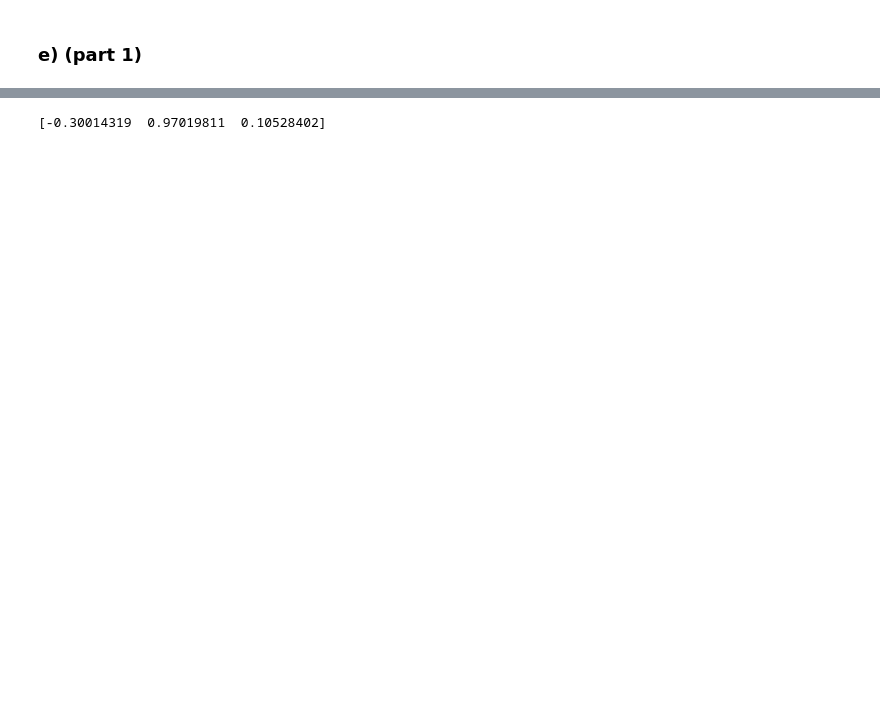
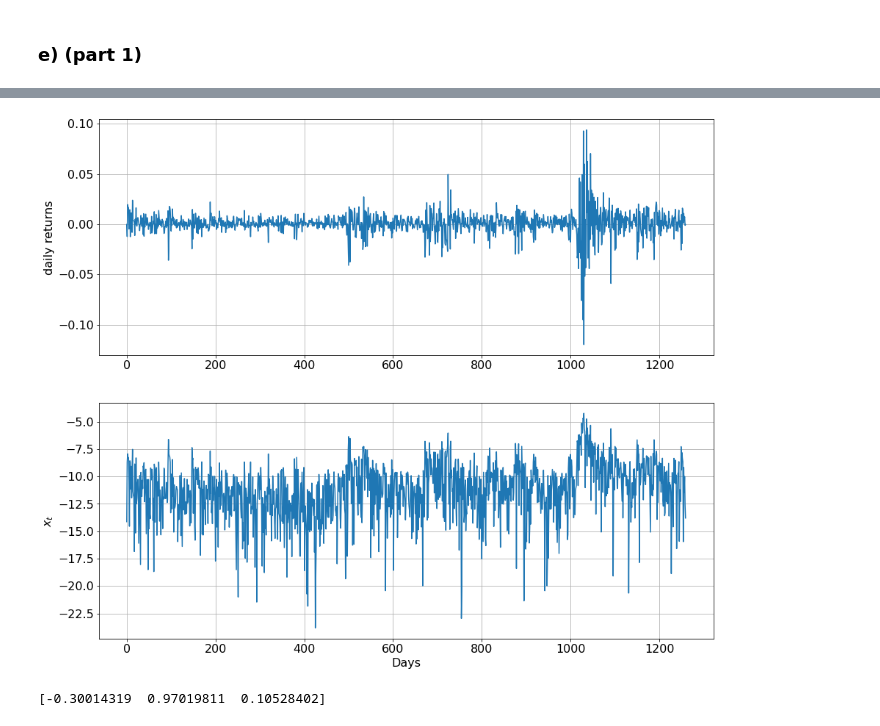
Before and after one commit to siemfenne/timeseriesmodels-vu, a Jupyter notebook: part2.ipynb, the cells around one changed output, grey strips where cells are left out. Cells and saved outputs as stored; diff of their text form; code cells hidden in the pictures; blank space fills up the shorter version.

```diff
--- a/part2.ipynb
+++ b/part2.ipynb
@@ -296,3 +289,25 @@ KeyboardInterrupt:
+# %%
+fig, axs = plt.subplots(2,1, figsize=(15,13))
+
+# upper left
+ax = axs[0]
+
+ax.plot(df_tick.index, df_tick.sp)
+ax.set_ylabel('daily returns', fontsize=16)
+
+ax = axs[1]
+ax.plot(df_tick.index, df_tick.xt)
+ax.set_ylabel(r'$x_t$', fontsize=16)
+ax.set_xlabel('Days', fontsize=16)
+
+for ax in axs:
+    ax.grid()
+    pass
+
+# plt.savefig(figure_path + 'fig2.e1.png')
+plt.show()
+# %% [output]
+[figure, added]
 # %%
 # Define the linearized model parameters
 phi = 0.995
```
Also changed, not shown: parts of 15 cells of this notebook, 5 other files.
